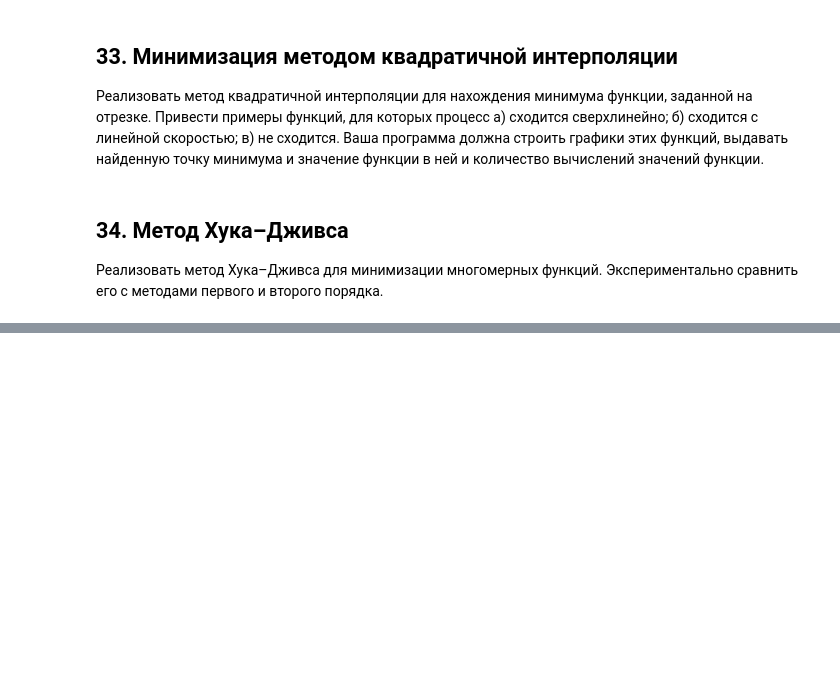
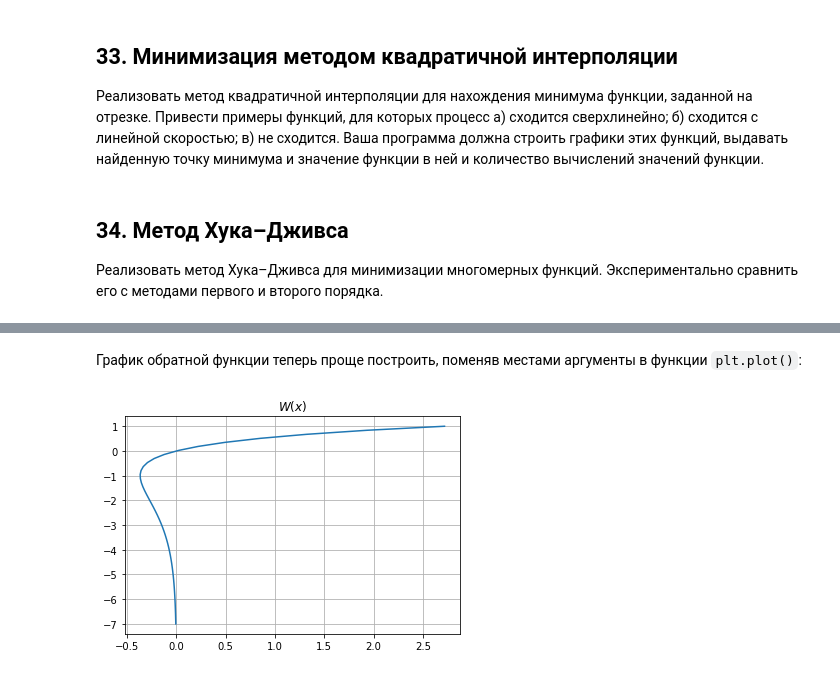
Before and after one commit to NikolaiZolotykh/ScientificPython, a Jupyter notebook: Задачи.ipynb, the cells around one changed output, grey strips where cells are left out. Cells and saved outputs as stored; diff of their text form; code cells hidden in the pictures; blank space fills up the shorter version.

```diff
--- a/Задачи.ipynb
+++ b/Задачи.ipynb
@@ -1029,0 +1272,8 @@ $$
+# %% [markdown]
+График обратной функции теперь проще построить, поменяв местами аргументы в функции `plt.plot()`:
+# %%
+plt.plot(yy, xx)
+plt.title('$W(x)$')
+plt.grid()
+# %% [output]
+[figure, added]
```
Also changed, not shown: parts of 18 cells of this notebook.
